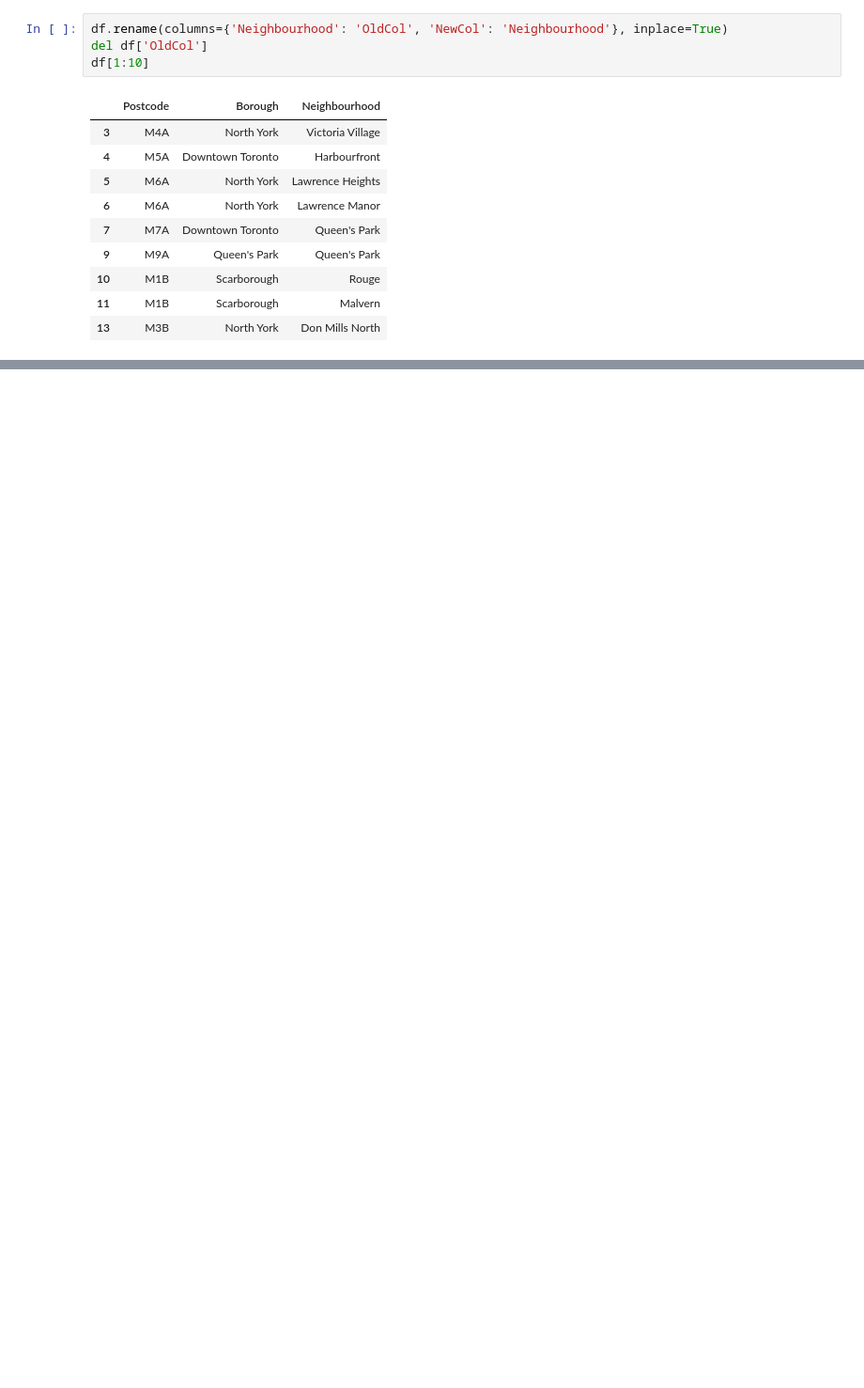
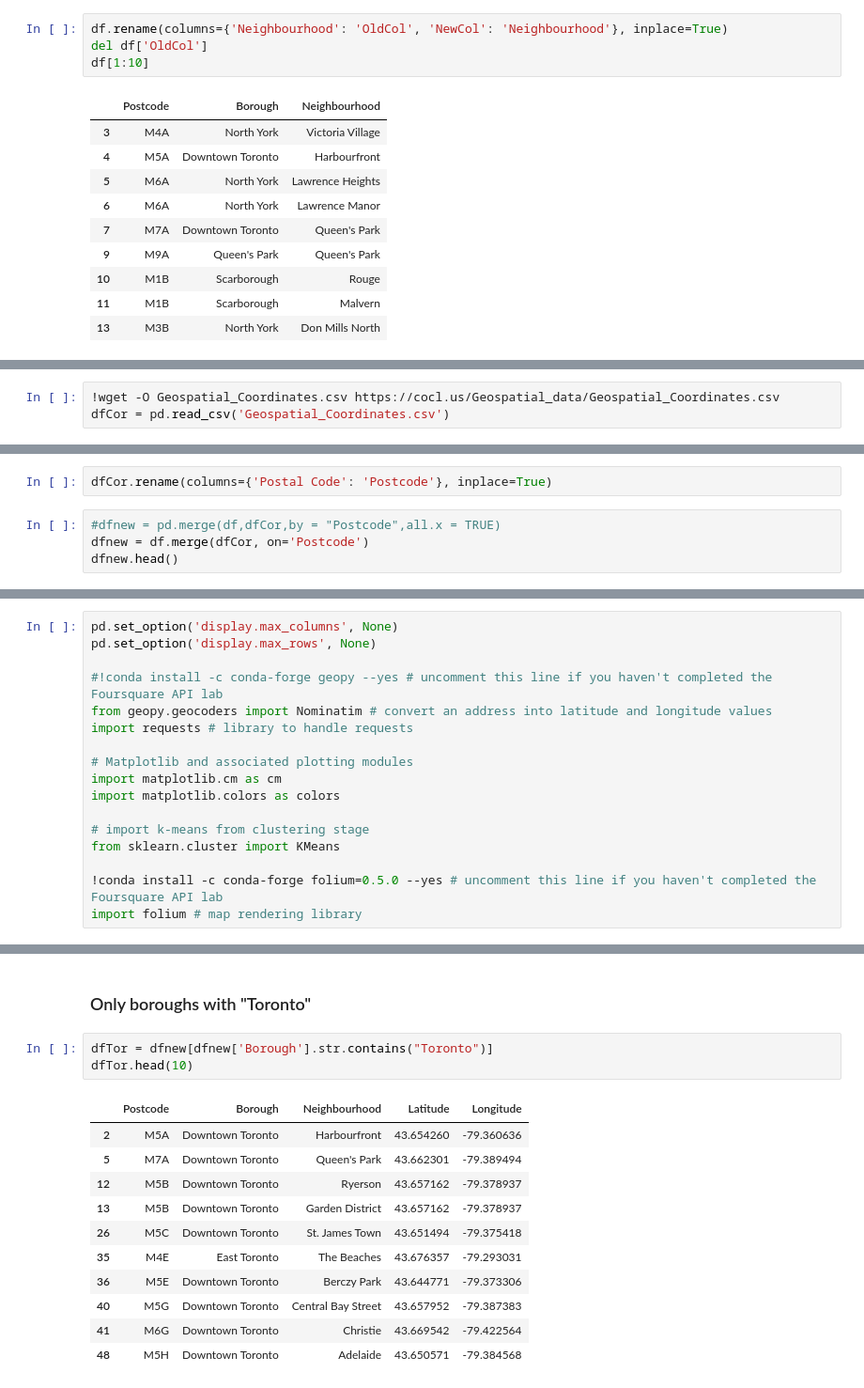
Before and after one commit to ghdigi/Coursera_Capstone, a Jupyter notebook: Week3-Assignment.ipynb, the cells around one changed output, grey strips where cells are left out. Shown at 94% size. Drawn from its saved outputs; the diff is of its cells as text; blank space fills up the shorter version.

```diff
--- a/Week3-Assignment.ipynb
+++ b/Week3-Assignment.ipynb
@@ -129,0 +140,3 @@ df[1:10]
+# %%
+!wget -O Geospatial_Coordinates.csv https://cocl.us/Geospatial_data/Geospatial_Coordinates.csv
+dfCor = pd.read_csv('Geospatial_Coordinates.csv')
@@ -129,0 +163,6 @@ df[1:10]
+# %%
+dfCor.rename(columns={'Postal Code': 'Postcode'}, inplace=True)
+# %%
+#dfnew = pd.merge(df,dfCor,by = "Postcode",all.x = TRUE)
+dfnew = df.merge(dfCor, on='Postcode')
+dfnew.head()
@@ -129,0 +193,17 @@ df[1:10]
+# %%
+pd.set_option('display.max_columns', None)
+pd.set_option('display.max_rows', None)
+
+#!conda install -c conda-forge geopy --yes # uncomment this line if you haven't completed the Foursquare API lab
+from geopy.geocoders import Nominatim # convert an address into latitude and longitude values
+import requests # library to handle requests
+
+# Matplotlib and associated plotting modules
+import matplotlib.cm as cm
+import matplotlib.colors as colors
+
+# import k-means from clustering stage
+from sklearn.cluster import KMeans
+
+!conda install -c conda-forge folium=0.5.0 --yes # uncomment this line if you haven't completed the Foursquare API lab
+import folium # map rendering library
@@ -129,0 +228,17 @@ df[1:10]
+# %% [markdown]
+### Only boroughs with "Toronto"
+# %%
+dfTor = dfnew[dfnew['Borough'].str.contains("Toronto")]
+dfTor.head(10)
+# %% [output]
+|  | Postcode | Borough | Neighbourhood | Latitude | Longitude |
+| 2 | M5A | Downtown Toronto | Harbourfront | 43.654260 | -79.360636 |
+| 5 | M7A | Downtown Toronto | Queen's Park | 43.662301 | -79.389494 |
+| 12 | M5B | Downtown Toronto | Ryerson | 43.657162 | -79.378937 |
+| 13 | M5B | Downtown Toronto | Garden District | 43.657162 | -79.378937 |
+| 26 | M5C | Downtown Toronto | St. James Town | 43.651494 | -79.375418 |
+| 35 | M4E | East Toronto | The Beaches | 43.676357 | -79.293031 |
+| 36 | M5E | Downtown Toronto | Berczy Park | 43.644771 | -79.373306 |
+| 40 | M5G | Downtown Toronto | Central Bay Street | 43.657952 | -79.387383 |
+| 41 | M6G | Downtown Toronto | Christie | 43.669542 | -79.422564 |
+| 48 | M5H | Downtown Toronto | Adelaide | 43.650571 | -79.384568 |
```
Also changed, not shown: parts of 20 cells of this notebook.
